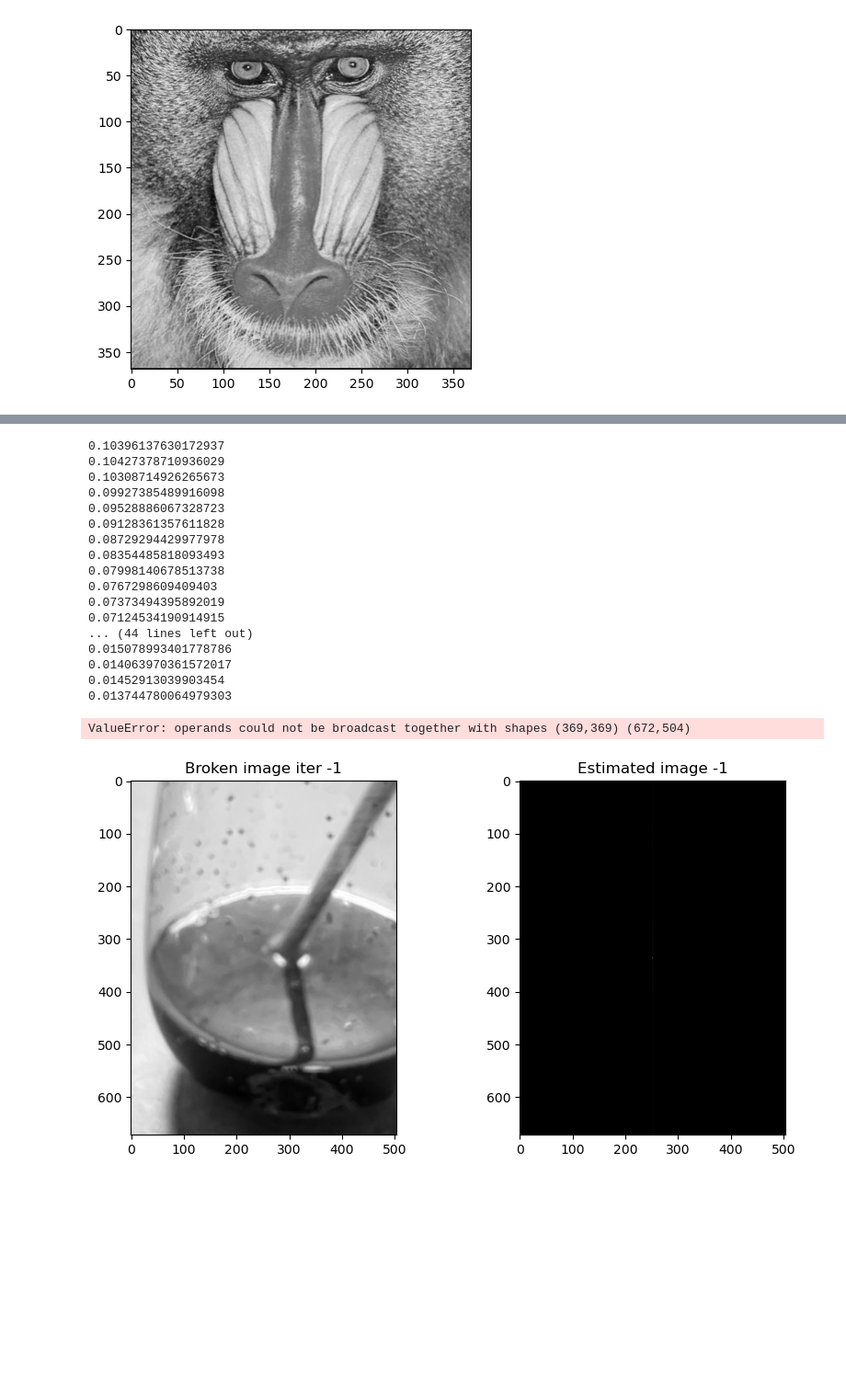
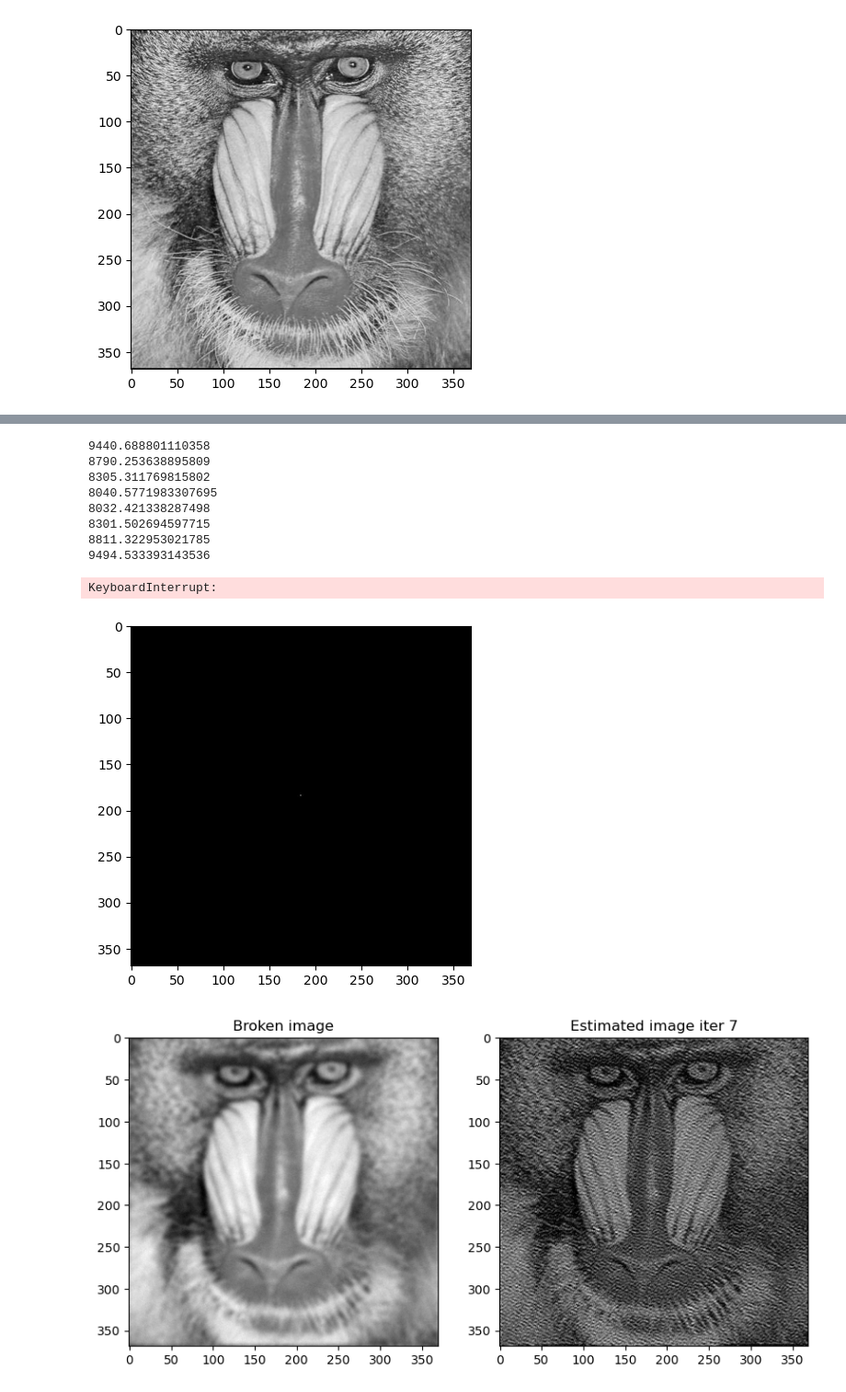
Before and after one commit to ADY-YDA/Blind-Image-Deconvolution, a Jupyter notebook: Expectation-Maximization.ipynb, the cells around one changed output, grey strips where cells are left out. Shown at 92% size. Cells and saved outputs as stored; diff of their text form; code cells hidden in the pictures; blank space fills up the shorter version.

```diff
--- a/Expectation-Maximization.ipynb
+++ b/Expectation-Maximization.ipynb
@@ -125,6 +125,6 @@ def GLPF(I, D0):
 def wiener_filt(Ii, H, noise_signal_ratio):
     wiener_f = np.conj(H)/(np.abs(H)**2+(noise_signal_ratio))
     Iif = fft2(Ii, Ii.shape)
-    Iif = Iif/Iif.max()
+    Iif = Iif
     wiener_f = wiener_f*Iif
     return wiener_f
@@ -217,12 +242,13 @@ def Laplacian(I):
 def psf_estimate(Iog, Ii, n, noise_signal_ratio=0.001):
     epsilon = 1e-10
     Iif = fft2(Ii, Ii.shape)
-    wienerfilter = fft2(wiener(Ii))
+#     wienerfilter = fft2(wiener(Ii), Ii.shape)
+    wienerfilter = wiener_filt(I_blur, GLPF(I_blur, 1), 0.001)
     wienerfilter = wienerfilter/wienerfilter.sum()
     variance = covariance(np.log10(1+np.abs(fftshift(Iif))))
-    n_variance = (1/Ii.shape[0]**2)*np.sum(variance+1/(Ii.shape[0]**2)*np.abs(wienerfilter)**2)
+    n_variance = (1/Ii.shape[0]*Ii.shape[1])*np.sum(variance+(1/(Ii.shape[0]*Ii.shape[1]))*(np.abs(wienerfilter)**2))
     print(n_variance)
-    H = (Iif*np.conj(wienerfilter))/((Ii.shape[0]**2)*n_variance+epsilon)
+    H = (Iif*np.conj(wienerfilter))/((Ii.shape[0]*Ii.shape[1])*n_variance+epsilon)
     plt.imshow(np.log10(1+np.abs(fftshift(H))), aspect="equal", cmap="gray")
     filename = f'./test7/baboon_{1+n}.png'
     plt.savefig(filename)
@@ -287,20 +332,18 @@ def EM_loop(Ig, Ii, k):
 # %%
-# iterative loop without ground truth
+# iterative loop without ground truth (no penalty term aka method 2)
 def EM_loop(Ii, k):
     estimated_image = Ii
     plt.figure(figsize=(10,5))
     IP.subplot(1,2,1);imshow(Ii, aspect="equal", cmap="gray"); plt.title(f'Broken image iter -1')
     IP.subplot(1,2,2);imshow(estimated_image, aspect="equal", cmap="gray"); plt.title(f'Estimated image -1')
-
     filename = f'./test10/baboon_0.png'
     plt.savefig(filename)
+    plt.close()
     for i in range(k):
         psf = psf_estimate(Ii, estimated_image, i, 0.001)
         estimated_image_fft = fft2(estimated_image)
         psf_fft = fft2(psf, estimated_image.shape)
         psf_fft = psf_fft/psf_fft.sum()
-
-        #penalty term
 
         #deconvolution
         epsilon = 1e-10
@@ -310,8 +353,8 @@ def EM_loop(Ii, k):
         estimated_image = estimated_image/estimated_image.max()*Ii.max()
         plt.figure(figsize=(10,5))
         IP.subplot(1,2,1);imshow((Ii), aspect="equal", cmap="gray"); plt.title(f'Broken image')
-        IP.subplot(1,2,2);imshow(skimage.exposure.equalize_hist(estimated_image/estimated_image.max()*Ii.max()), aspect="equal", cmap="gray"); plt.title(f'Estimated image iter {i}')
-#         IP.subplot(1,2,2);imshow((estimated_image/estimated_image.max())*Ii.max(), aspect="equal", cmap="gray"); plt.title(f'Estimated image iter {i}')
+#         IP.subplot(1,2,2);imshow(skimage.exposure.equalize_hist(estimated_image/estimated_image.max()*Ii.max()), aspect="equal", cmap="gray"); plt.title(f'Estimated image iter {i}')
+        IP.subplot(1,2,2);imshow((estimated_image/estimated_image.max())*Ii.max(), aspect="equal", cmap="gray"); plt.title(f'Estimated image iter {i}')
 
         filename = f'./test10/baboon_{1+i}.png'
         plt.savefig(filename)
@@ -326,36 +403,30 @@ def EM_loop(Ii, k):
 # IP.subplot(1,2,1);imshow(I_blur, aspect="equal", cmap="gray"); plt.title('Broken image')
 # IP.subplot(1,2,2);imshow(ww, aspect="equal", cmap="gray"); plt.title('Post Wiener')
 # %%
-# png_I_blur = imread("keyboard.png")
-# rgb_I_blur = png_I_blur[:,:,:3]
-# I_blur = rgb2gray(rgb_I_blur)
-I_blur = rgb2gray(imread("cup.jpg"))
-I_blur = imresize(I_blur,504,672)
+png_I_blur = imread("blurred_noisy_baboon.png")
+rgb_I_blur = png_I_blur[:,:,:3]
+I_blur = rgb2gray(rgb_I_blur)
+
+# I_blur = rgb2gray(imread("Pirouette.jpg"))
+
+# I_blur = imresize(I_blur,300,300)
 # estimate = EM_loop(I_truth, I_blur, 60)
-estimate = EM_loop(I_blur, 60)
-print("final error", np.sum(np.abs(I_truth-estimate)**2))
-plt.figure(figsize=(9,3))
-IP.subplot(1,4,1);imshow(I_truth, aspect="equal", cmap="gray"); plt.title('Original image')
-IP.subplot(1,4,2);imshow(I_blur, aspect="equal", cmap="gray"); plt.title('Broken image')
-IP.subplot(1,4,3);imshow(estimate, aspect="equal", cmap="gray"); plt.title('Deblur of Gaussian w/ noise')
-IP.subplot(1,4,4);imshow(np.abs(I_truth-estimate), aspect="equal", cmap="gray"); plt.title('Difference')
+estimate = EM_loop(I_blur, 20)
+# print("final error", np.sum(np.abs(I_truth-estimate)**2))
+plt.figure(figsize=(10,5))
+# IP.subplot(1,4,1);imshow(I_truth, aspect="equal", cmap="gray"); plt.title('Original image')
+IP.subplot(1,3,1);imshow(I_blur, aspect="equal", cmap="gray"); plt.title('Broken image')
+IP.subplot(1,3,2);imshow(estimate, aspect="equal", cmap="gray"); plt.title('Deblur of Gaussian w/ noise')
+IP.subplot(1,3,3);imshow(np.abs(I_blur-estimate), aspect="equal", cmap="gray"); plt.title('Difference')
 # %% [output]
-0.10396137630172937
-0.10427378710936029
-0.10308714926265673
-0.09927385489916098
-0.09528886067328723
-0.09128361357611828
-0.08729294429977978
-0.08354485818093493
-0.07998140678513738
-0.0767298609409403
-0.07373494395892019
-0.07124534190914915
-... (44 lines left out)
-0.015078993401778786
-0.014063970361572017
-0.01452913039903454
-0.013744780064979303
+9440.688801110358
+8790.253638895809
+8305.311769815802
+8040.5771983307695
+8032.421338287498
+8301.502694597715
+8811.322953021785
+9494.533393143536
-ValueError: operands could not be broadcast together with shapes (369,369) (672,504)
+KeyboardInterrupt:
-[figure, old version]
+[figure, new version]
+[figure, added]
```
Also changed, not shown: parts of 8 cells of this notebook, 6 other files.
